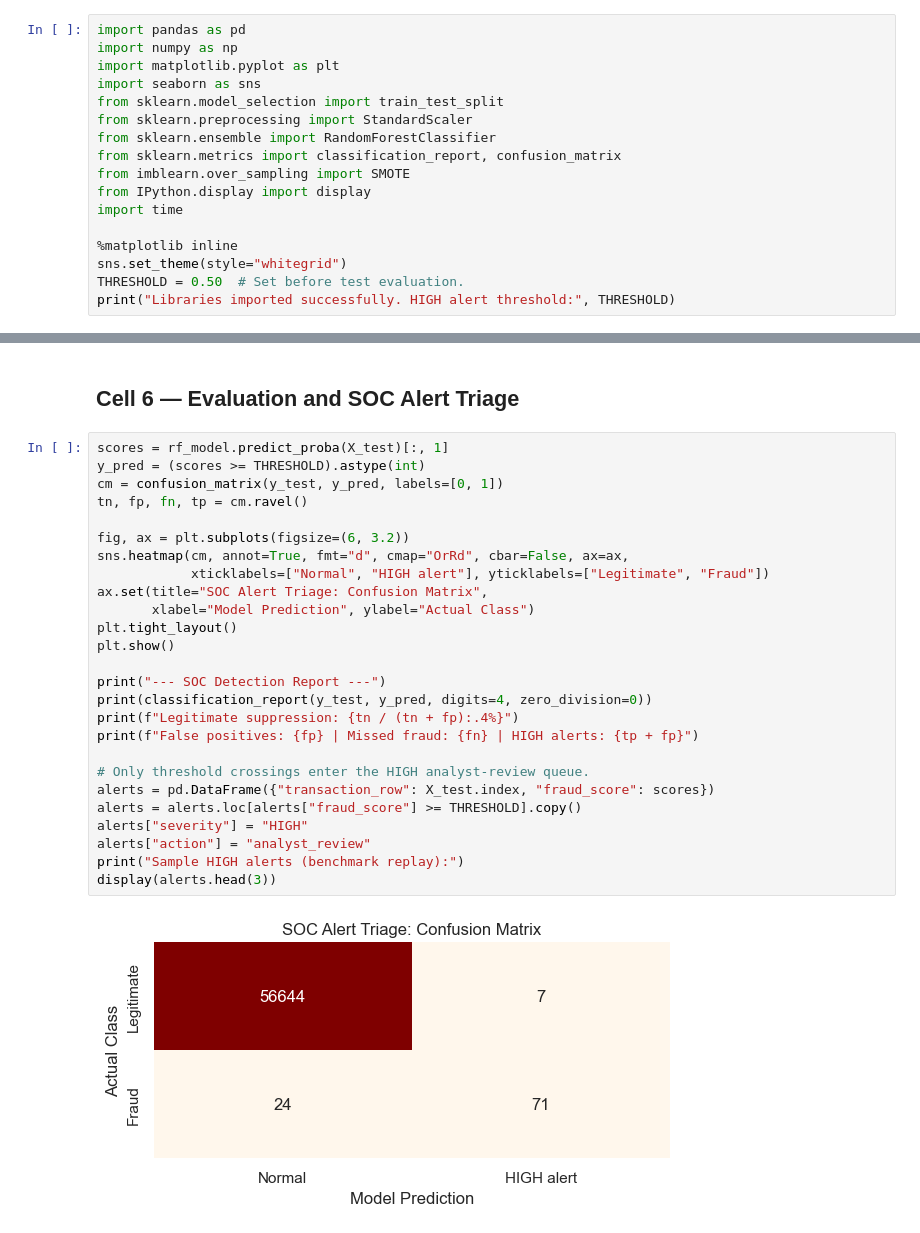
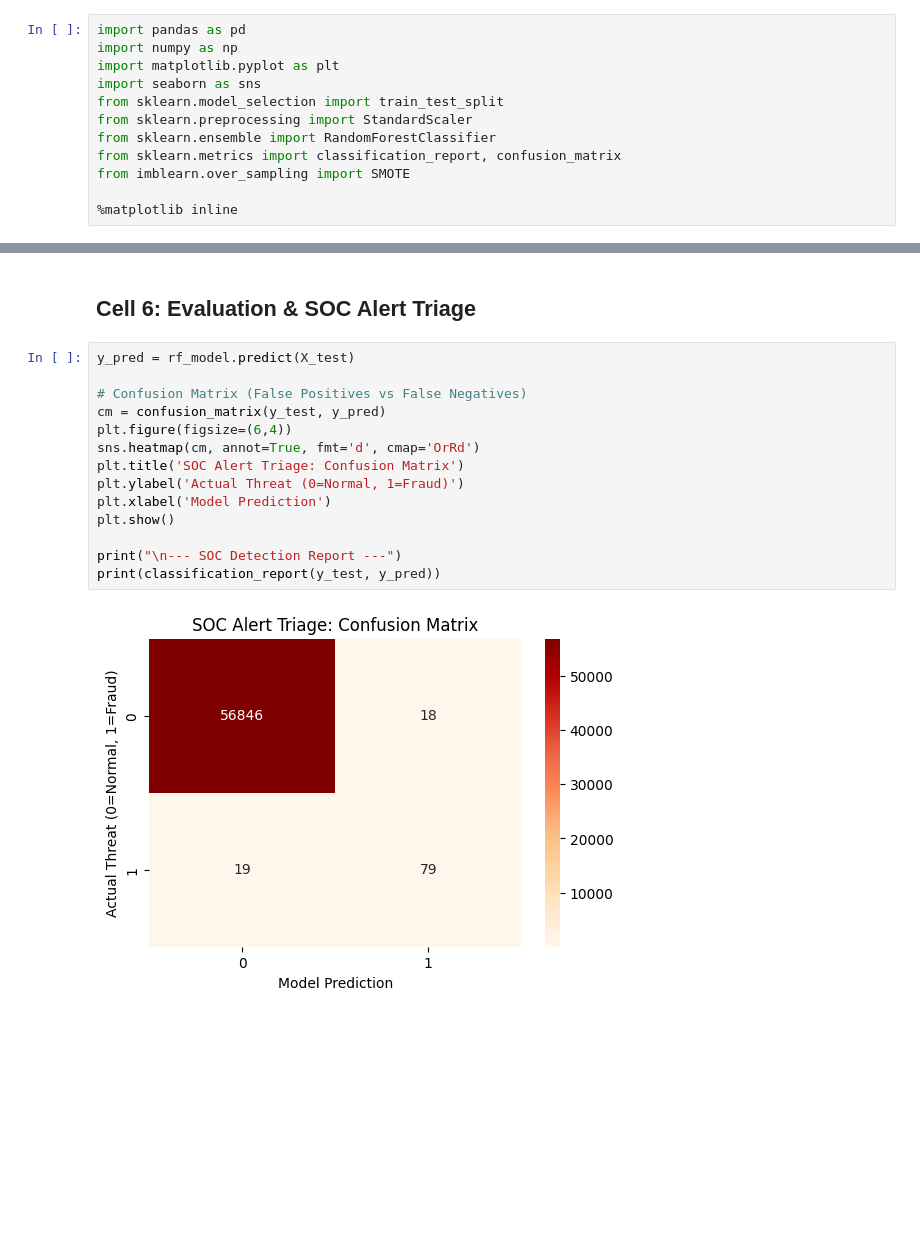
Before and after one commit to sajidali547/ArchTech-AI-Fraud-Detection-SOC, a Jupyter notebook: AI_Fraud_Detection.ipynb, the cells around one changed output, grey strips where cells are left out. Drawn from its saved outputs; the diff is of its cells as text; blank space fills up the shorter version.

```diff
--- a/AI_Fraud_Detection.ipynb
+++ b/AI_Fraud_Detection.ipynb
@@ -18,10 +13,5 @@ from sklearn.preprocessing import StandardScaler
 from sklearn.ensemble import RandomForestClassifier
 from sklearn.metrics import classification_report, confusion_matrix
 from imblearn.over_sampling import SMOTE
-from IPython.display import display
-import time
 
 %matplotlib inline
-sns.set_theme(style="whitegrid")
-THRESHOLD = 0.50  # Set before test evaluation.
-print("Libraries imported successfully. HIGH alert threshold:", THRESHOLD)
@@ -110,33 +70,21 @@ Training time: 206.94 seconds
 # %% [markdown]
-## Cell 6 — Evaluation and SOC Alert Triage
+## Cell 6: Evaluation & SOC Alert Triage
 # %%
-scores = rf_model.predict_proba(X_test)[:, 1]
-y_pred = (scores >= THRESHOLD).astype(int)
-cm = confusion_matrix(y_test, y_pred, labels=[0, 1])
-tn, fp, fn, tp = cm.ravel()
+y_pred = rf_model.predict(X_test)
 
-fig, ax = plt.subplots(figsize=(6, 3.2))
-sns.heatmap(cm, annot=True, fmt="d", cmap="OrRd", cbar=False, ax=ax,
-            xticklabels=["Normal", "HIGH alert"], yticklabels=["Legitimate", "Fraud"])
-ax.set(title="SOC Alert Triage: Confusion Matrix",
-       xlabel="Model Prediction", ylabel="Actual Class")
-plt.tight_layout()
+# Confusion Matrix (False Positives vs False Negatives)
+cm = confusion_matrix(y_test, y_pred)
+plt.figure(figsize=(6,4))
+sns.heatmap(cm, annot=True, fmt='d', cmap='OrRd')
+plt.title('SOC Alert Triage: Confusion Matrix')
+plt.ylabel('Actual Threat (0=Normal, 1=Fraud)')
+plt.xlabel('Model Prediction')
 plt.show()
 
-print("--- SOC Detection Report ---")
-print(classification_report(y_test, y_pred, digits=4, zero_division=0))
-print(f"Legitimate suppression: {tn / (tn + fp):.4%}")
-print(f"False positives: {fp} | Missed fraud: {fn} | HIGH alerts: {tp + fp}")
-
-# Only threshold crossings enter the HIGH analyst-review queue.
-alerts = pd.DataFrame({"transaction_row": X_test.index, "fraud_score": scores})
-alerts = alerts.loc[alerts["fraud_score"] >= THRESHOLD].copy()
-alerts["severity"] = "HIGH"
-alerts["action"] = "analyst_review"
-print("Sample HIGH alerts (benchmark replay):")
-display(alerts.head(3))
+print("\n--- SOC Detection Report ---")
+print(classification_report(y_test, y_pred))
 # %% [output]
-[figure, old version]
+[figure, new version]
 --- SOC Detection Report ---
               precision    recall  f1-score   support
 
```
Also changed, not shown: parts of 13 cells of this notebook, 9 other files.
